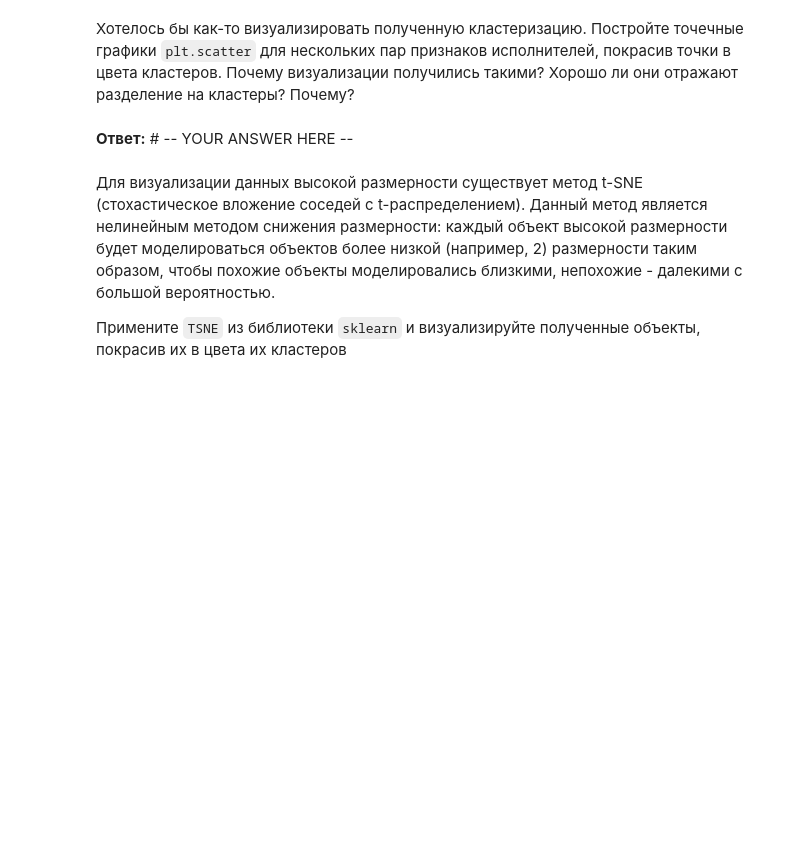
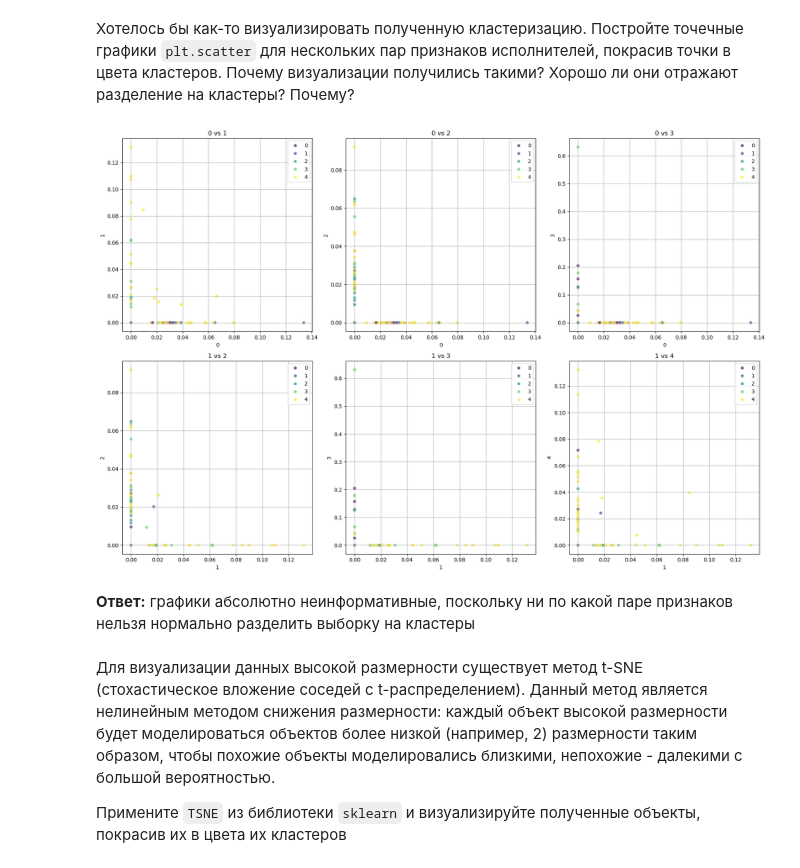
Before and after one commit to Bosbobos/IAD, a Jupyter notebook: MachineLeariningBasics/hw08_boosting_clustering/hw08_boosting_clustering.ipynb, the cells around one changed output. Drawn from its saved outputs; the diff is of its cells as text; code cells hidden in the pictures; blank space fills up the shorter version.

```diff
--- a/MachineLeariningBasics/hw08_boosting_clustering/hw08_boosting_clustering.ipynb
+++ b/MachineLeariningBasics/hw08_boosting_clustering/hw08_boosting_clustering.ipynb
@@ -360,5 +360,5 @@ print('RMSE: ', # -- YOUR CODE HERE -- )'''
 Для каждой пары (пользователь, исполнитель) в таблице стоит число - доля прослушивания этого исполнителя этим пользователем.
 # %%
 import pandas as pd
-ratings = pd.read_excel("https://github.com/evgpat/edu_stepik_rec_sys/blob/main/datasets/sample_matrix.xlsx?raw=true", engine='openpyxl')
-ratings.head()
+ratings = pd.read_excel('sample_matrix.xlsx')
+#ratings.head()
@@ -494,4 +471,6 @@ print(f'Доля слушателей beatles в {bt_mn/mn} раз больше
 # %%
 from sklearn.preprocessing import normalize
 
-# -- YOUR CODE HERE --
+norm_ratings = pd.DataFrame(normalize(ratings), columns=ratings.columns)
+
+ratings.sample()
@@ -498,4 +481,8 @@ from sklearn.preprocessing import normalize
 # %% [markdown]
 Примените KMeans с 5ю кластерами на преобразованной матрице, посмотрите на их размеры. Стало ли лучше? Может ли кластеризация быть полезной теперь?
 # %%
-# -- YOUR CODE HERE --
+kmeans_norm = KMeans(n_clusters=5, random_state=42)
+kmeans_norm.fit(norm_ratings)
+
+norm_clusters = get_cluster_sizes(kmeans_norm)
+norm_clusters
@@ -520,10 +542,36 @@ centroids = km.cluster_centers_
 Хотелось бы как-то визуализировать полученную кластеризацию. Постройте точечные графики `plt.scatter` для нескольких пар признаков исполнителей, покрасив точки в цвета кластеров. Почему визуализации получились такими? Хорошо ли они отражают разделение на кластеры? Почему?
 # %%
 import matplotlib.pyplot as plt
+import seaborn as sns
 
-# -- YOUR CODE HERE --
+plt.figure(figsize=(18, 12))
+clusters = kmeans_norm.labels_
+features = norm_ratings.columns.tolist()
+
+selected_pairs = []
+for i in range(min(6, len(features))):
+    for j in range(i+1, min(i+4, len(features))):
+        if len(selected_pairs) < 6:
+            selected_pairs.append((features[i], features[j]))
+
+for k, (x_feat, y_feat) in enumerate(selected_pairs[:6], 1):
+    plt.subplot(2, 3, k)
+    sns.scatterplot(x=norm_ratings[x_feat],
+                    y=norm_ratings[y_feat],
+                    hue=clusters,
+                    palette='viridis',
+                    alpha=0.7)
+    plt.title(f'{x_feat} vs {y_feat}')
+    plt.xlabel(x_feat)
+    plt.ylabel(y_feat)
+    plt.grid(True)
+
+plt.tight_layout()
+plt.show()
+# %% [output]
+[figure, added]
 # %% [markdown]
-**Ответ:** # -- YOUR ANSWER HERE --
+**Ответ:** графики абсолютно неинформативные, поскольку ни по какой паре признаков нельзя нормально разделить выборку на кластеры
 # %% [markdown]
 Для визуализации данных высокой размерности существует метод t-SNE (стохастическое вложение соседей с t-распределением). Данный метод является нелинейным методом снижения размерности: каждый объект высокой размерности будет моделироваться объектов более низкой (например, 2) размерности таким образом, чтобы похожие объекты моделировались близкими, непохожие - далекими с большой вероятностью.
 
```
Also changed, not shown: parts of 21 cells of this notebook, 1 other file.
